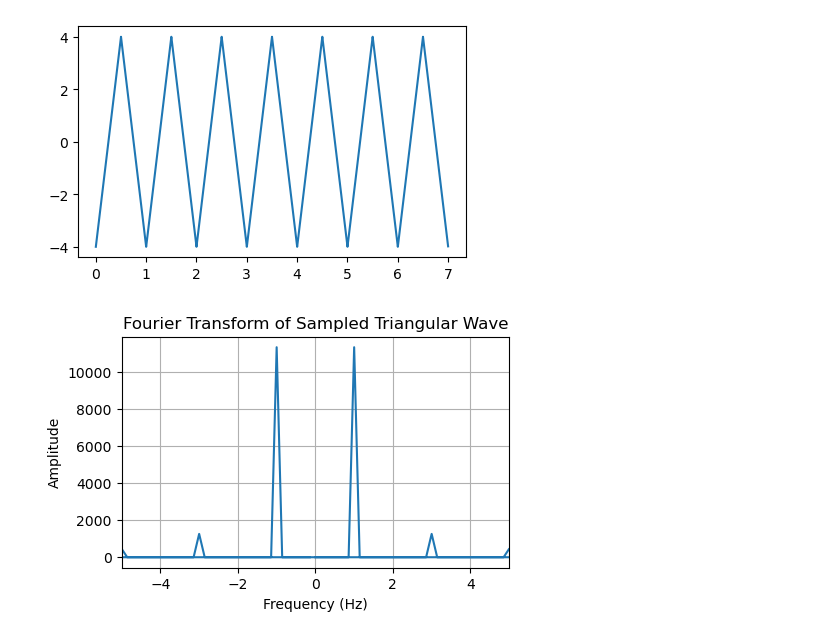
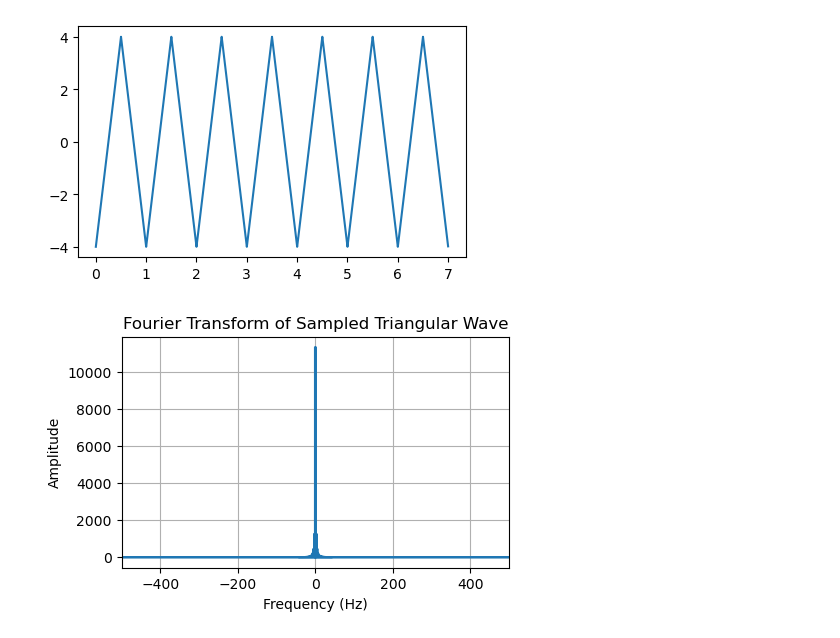
Before and after one commit to ADI-ROXX/DSP, a Jupyter notebook: assign2.ipynb, the cells around one changed output. Drawn from its saved outputs; the diff is of its cells as text; code cells hidden in the pictures.

```diff
--- a/assign2.ipynb
+++ b/assign2.ipynb
@@ -9,30 +6,30 @@ from scipy.signal import resample
 # %%
 fs = 1000
 T = 7
 
 freq=1
 amp=4
 
 t = np.linspace(0, T, int(fs * T), endpoint=False)
 triag = amp *sawtooth(2 * np.pi * freq * t,width=0.5)
 
 triag_fft = np.fft.fft(triag)
 fft_freq = np.fft.fftfreq(len(triag), 1/fs)
 
 plt.figure(figsize=(5, 3))
 plt.plot(t,triag)
 plt.show()
 plt.figure(figsize=(5, 3))
 plt.plot(fft_freq, np.abs(triag_fft))
 plt.xlabel('Frequency (Hz)')
 plt.ylabel('Amplitude')
 plt.title('Fourier Transform of Sampled Triangular Wave')
 plt.grid(True)
-plt.xlim(-5,5)
+plt.xlim(-500,500)
 plt.show()
 # %% [output]
 [figure]
-[figure, old version]
+[figure, new version]
 # %%
 
 upsample_factor = eval(input("Enter the upsample factor:"))
```
Also changed, not shown: parts of 3 cells of this notebook, 1 other file.
